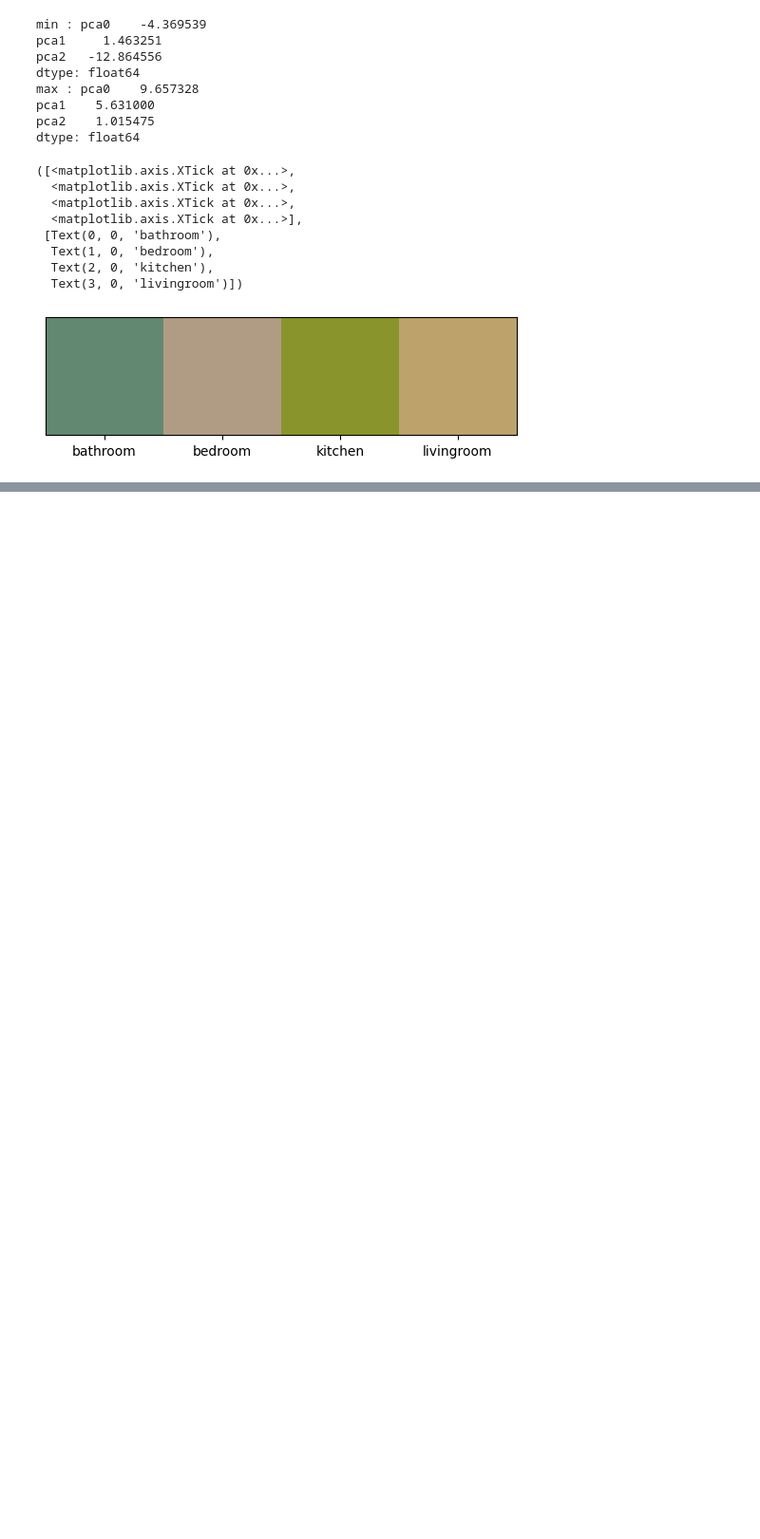
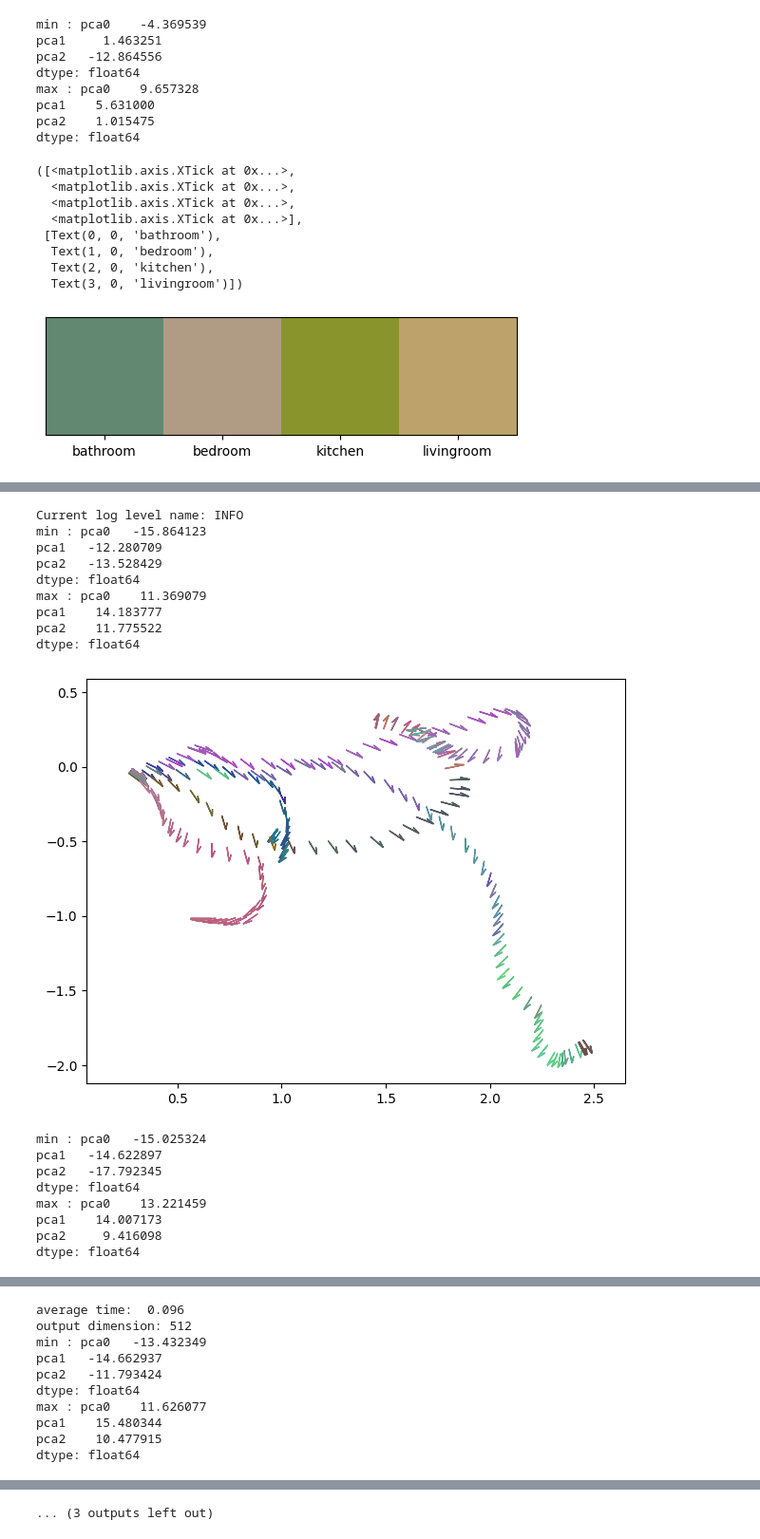
Before and after one commit to blu-y/cmap, a Jupyter notebook: ex/dim_reduct_pca.ipynb, the cells around one changed output, grey strips where cells are left out. Shown at 95% size. Drawn from its saved outputs; the diff is of its cells as text; code cells hidden in the pictures; blank space fills up the shorter version.

```diff
--- a/ex/dim_reduct_pca.ipynb
+++ b/ex/dim_reduct_pca.ipynb
@@ -102,17 +102,3 @@ pca1    15.480344
 pca2    11.775522
 dtype: float64
 [figure]
-# %%
-### from existing pca profile
-# Load and select data & CLIP
-rh, df, ids = load_dataset('RGBD_1', scale=None)
-dfs = separate_session(df)
-df = dfs[0]
-ids = get_ids(df)
-clip = CLIP(model='ViT-B-32', fn='s1')
-df_s, df_f = clip.encode_rh(rh, df, ids)
-# PCA
-pca = PCA(profile='./result/pca_profile.pkl')
-df_p = pca.transform(df_f)
-df_p = pca_color(df_p)
-plot_viewpoint(df_p, 5, color=True)
@@ -159,3 +133,21 @@ dtype: float64
   Text(2, 0, 'kitchen'),
   Text(3, 0, 'livingroom')])
 [figure]
+# %%
+### from existing pca profile
+# Load and select data & CLIP
+rh, df, ids = load_dataset('RGBD_1', scale=None)
+dfs = separate_session(df)
+for i, df in enumerate(dfs):
+    df = df.sort_values("timestamp")
+    df = df.reset_index(drop=True)
+    ids = get_ids(df)
+    fn = 's'+str(i+1)
+    clip = CLIP(model='ViT-B-32', fn=fn)
+    df_s, df_f = clip.encode_rh(rh, df, ids)
+    # PCA
+    pca = PCA(profile='./result/pca_profile.pkl')
+    df_p = pca.transform(df_f)
+    df_p = pca_color(df_p)
+    plot_viewpoint(df_p, 5, color=True)
+# %% [output]
@@ -161,0 +155,18 @@ dtype: float64
+Current log level name: INFO
+min : pca0   -15.864123
+pca1   -12.280709
+pca2   -13.528429
+dtype: float64
+max : pca0    11.369079
+pca1    14.183777
+pca2    11.775522
+dtype: float64
+[figure, added]
+min : pca0   -15.025324
+pca1   -14.622897
+pca2   -17.792345
+dtype: float64
+max : pca0    13.221459
+pca1    14.007173
+pca2     9.416098
+dtype: float64
@@ -161,0 +174,10 @@ dtype: float64
+average time:  0.096
+output dimension: 512
+min : pca0   -13.432349
+pca1   -14.662937
+pca2   -11.793424
+dtype: float64
+max : pca0    11.626077
+pca1    15.480344
+pca2    10.477915
+dtype: float64
@@ -161,0 +217 @@ dtype: float64
+... (3 outputs left out)
```
Also changed, not shown: parts of 3 cells of this notebook, 8 other files.
